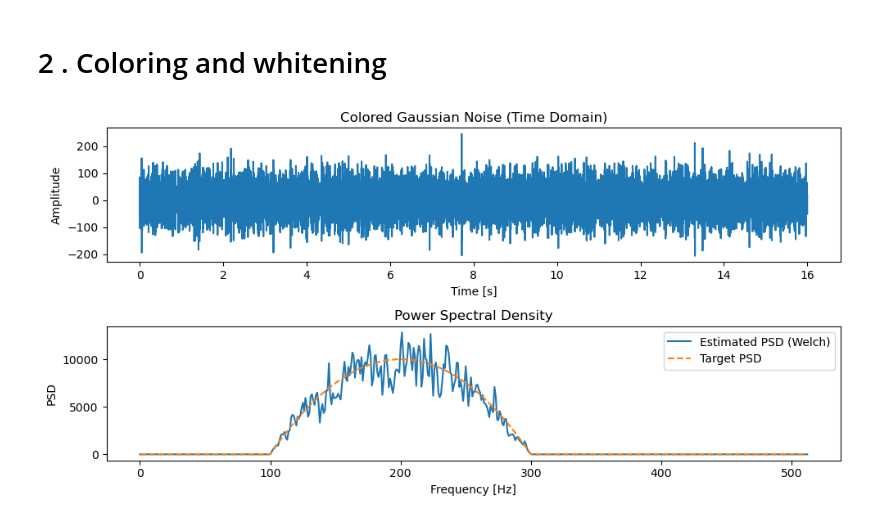
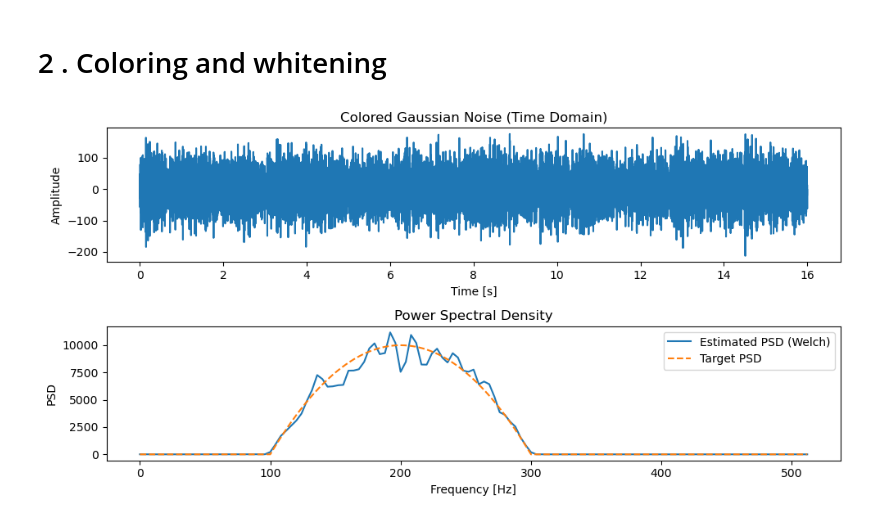
Before and after one commit to ShitongGuo/LZU_lab, a Jupyter notebook: lab3/run_code.ipynb, the cells around one changed output. Saved outputs shown, nothing was run; the diff lists cells and outputs as text; code cells hidden in the pictures.

```diff
--- a/lab3/run_code.ipynb
+++ b/lab3/run_code.ipynb
@@ -142,33 +142,33 @@ S_out[mask] = (f[mask] - 100) * (300 - f[mask])
 
 # Construct transit function T(f) = sqrt(S_out(f))
 T_f = np.sqrt(S_out)
 
 # Apply filter T(f) to white noise to generate colored noise
 W_f = np.fft.rfft(white_noise)
 Y_f = W_f * T_f
 colored_noise = np.fft.irfft(Y_f, nSample)  #Inverse
 
 # Vertify PSD (Welch method)
-f_welch, Pxx = welch(colored_noise, fs=fs, nperseg=1024)
+f_welch, Pxx = welch(colored_noise, fs = fs, nperseg = 256)
 Pxx = Pxx * 0.5e+03    # Rescale
 
 # Plot
-plt.figure(figsize=(10, 5))
+plt.figure(figsize = (10, 5))
 
 plt.subplot(2, 1, 1)
 plt.plot(t, colored_noise)
 plt.title("Colored Gaussian Noise (Time Domain)")
 plt.xlabel("Time [s]")
 plt.ylabel("Amplitude")
 
 plt.subplot(2, 1, 2)
 plt.plot(f_welch, Pxx, label="Estimated PSD (Welch)")
 plt.plot(f, S_out, label="Target PSD", linestyle='--')
 plt.title("Power Spectral Density")
 plt.xlabel("Frequency [Hz]")
 plt.ylabel("PSD")
 plt.legend()
 plt.tight_layout()
 plt.show()
 # %% [output]
-[figure, old version]
+[figure, new version]
```
Also changed, not shown: parts of 17 cells of this notebook, 1 other file.
